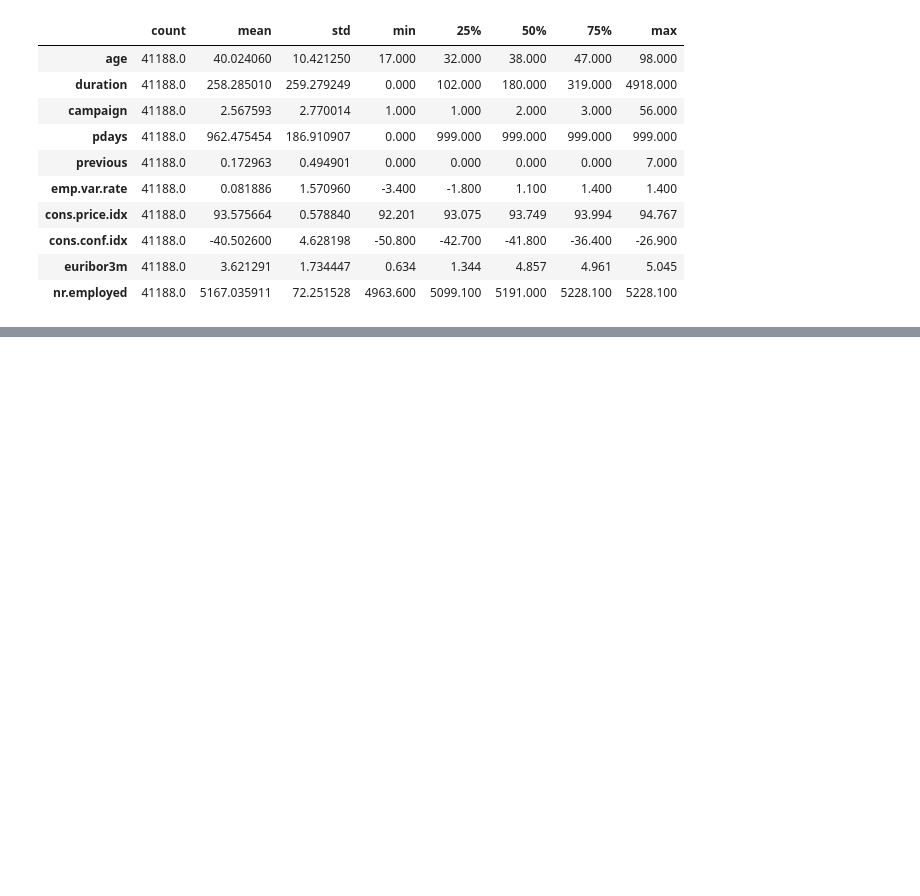
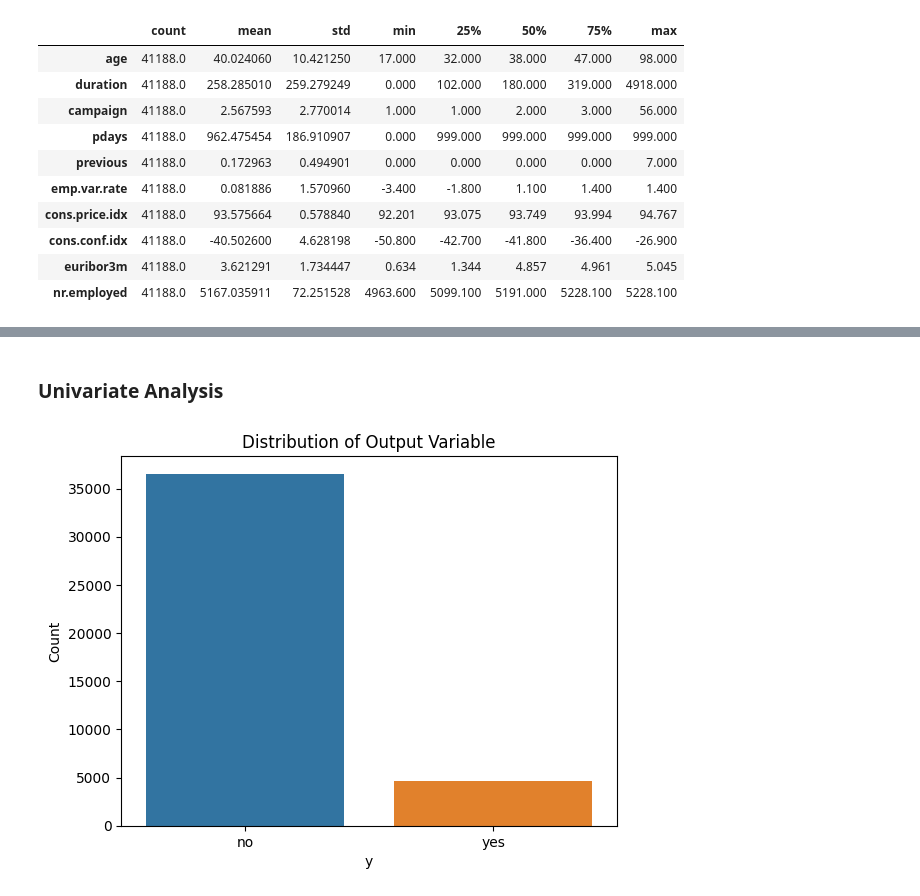
Before and after one commit to Makafui-Kwawu/Bank-Customers-Term-Deposit-Prediction, a Jupyter notebook: notebook/term_deposit_prediction.ipynb, the cells around one changed output, grey strips where cells are left out. Cells and saved outputs as stored; diff of their text form; code cells hidden in the pictures; blank space fills up the shorter version.

```diff
--- a/notebook/term_deposit_prediction.ipynb
+++ b/notebook/term_deposit_prediction.ipynb
@@ -389,12 +159,0 @@ Are patients with a high BMI at a greater risk of developing sepssis?
-# %%
-# Categorize BMI
-df["BMI_Category"] = pd.cut(df["Body_Mass_Index"],bins=[0,18.5,24.9,29.5,float("inf")],
-                            labels=["Underweight","Normal","Overweight","Obese"])
-
-sepssis_counts = df.groupby("BMI_Category")["Sepssis"].value_counts(normalize=True).unstack()
-
-# Plot Sepsis Rate for each BMI category
-sepssis_counts.plot(kind="bar", stacked=True, figsize=(10,5), color=custom_palette)
-plt.title("Sepsis Rate Against BMI Category")
-plt.xticks(rotation = 45)
-plt.show()
@@ -409,12 +159,0 @@ Are patients with high blood pressure at a greater risk of developing sepssis?
-# %%
-# Categorize BMI
-df["BP_Category"] = pd.cut(df["Blood_Pressure"],bins=[0,120,129,139,float("inf")],
-                            labels=["Normal","Prehypertension","Hypertension Stage 1","Hypertension Stage 2",])
-
-sepssis_counts = df.groupby("BP_Category")["Sepssis"].value_counts(normalize=True).unstack()
-
-# Plot Sepsis Rate for each BMI category
-sepssis_counts.plot(kind="bar", stacked=True, figsize=(10,5), color=custom_palette)
-plt.title("Sepsis Rate Against BP Category")
-plt.xticks(rotation = 45)
-plt.show()
@@ -511,4 +159,0 @@ def outlier_trimming(df):
-# %%
-# call the outlier_trimming fuction
-df = outlier_trimming(df)
-df
@@ -1097,0 +220,11 @@ joblib.dump(encoder, '../models/encoder.joblib')
+# %% [markdown]
+### Univariate Analysis
+# %%
+# Distribution of outcome 'y'
+sns.countplot(x='y', data=df, color = 'blue', palette = ['tab:blue', 'tab:orange', 'tab:red', 'tab:green'])
+plt.title("Distribution of Output Variable")
+plt.xlabel('y')
+plt.ylabel('Count')
+plt.show()
+# %% [output]
+[figure, added]
```
Also changed, not shown: parts of 171 cells of this notebook, 6 other files.
